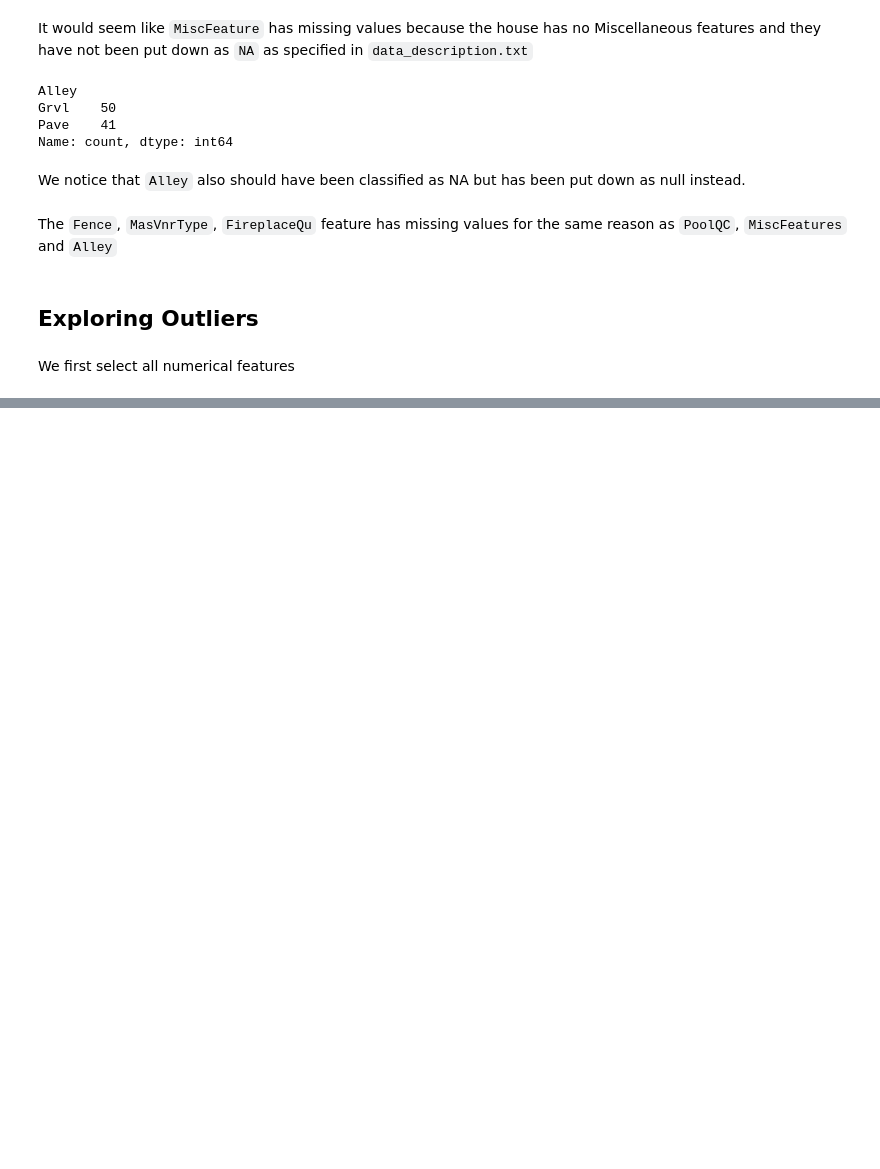
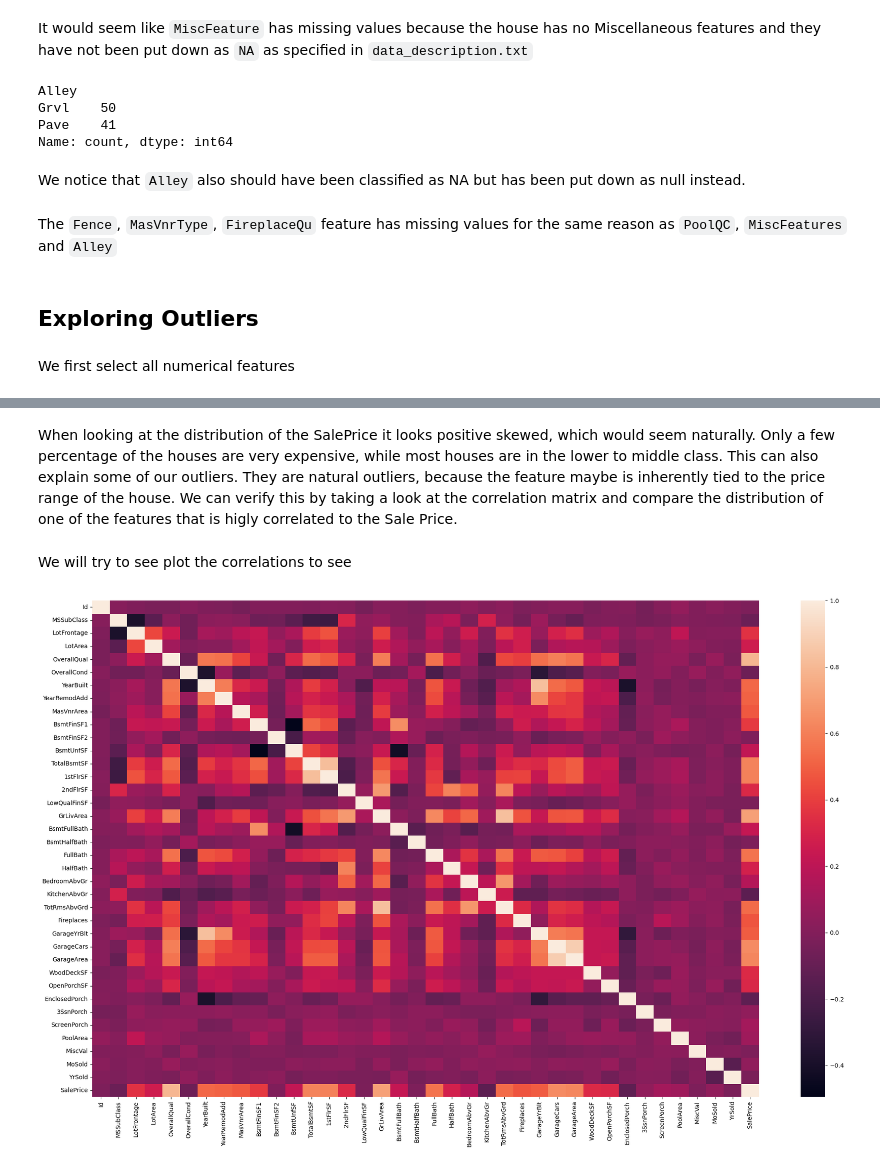
Before and after one commit to michaelbui99/mal-assignment-7, a Jupyter notebook: assignment_7.ipynb, the cells around one changed output, grey strips where cells are left out. Saved outputs shown, nothing was run; the diff lists cells and outputs as text; code cells hidden in the pictures; blank space fills up the shorter version.

```diff
--- a/assignment_7.ipynb
+++ b/assignment_7.ipynb
@@ -296,0 +303,14 @@ UndefinedVariableError: name 'nan' is not defined
+# %% [markdown]
+When looking at the distribution of the SalePrice it looks positive skewed, which would seem naturally. Only a few percentage of the houses are very expensive, while most houses are in the lower to middle class.
+This can also explain some of our outliers. They are natural outliers, because the feature maybe is inherently tied to the price range of the house. We can verify this by taking a look at the correlation matrix and compare the distribution of one of the features that is higly correlated to the Sale Price.
+# %% [markdown]
+We will try to see plot the correlations to see
+# %%
+import seaborn as sns
+corr = eda_numerical.corr()
+plt.figure(figsize=(25,15))
+
+sns.heatmap(corr)
+plt.show()
+# %% [output]
+[figure, added]
```
Also changed, not shown: parts of 18 cells of this notebook.
